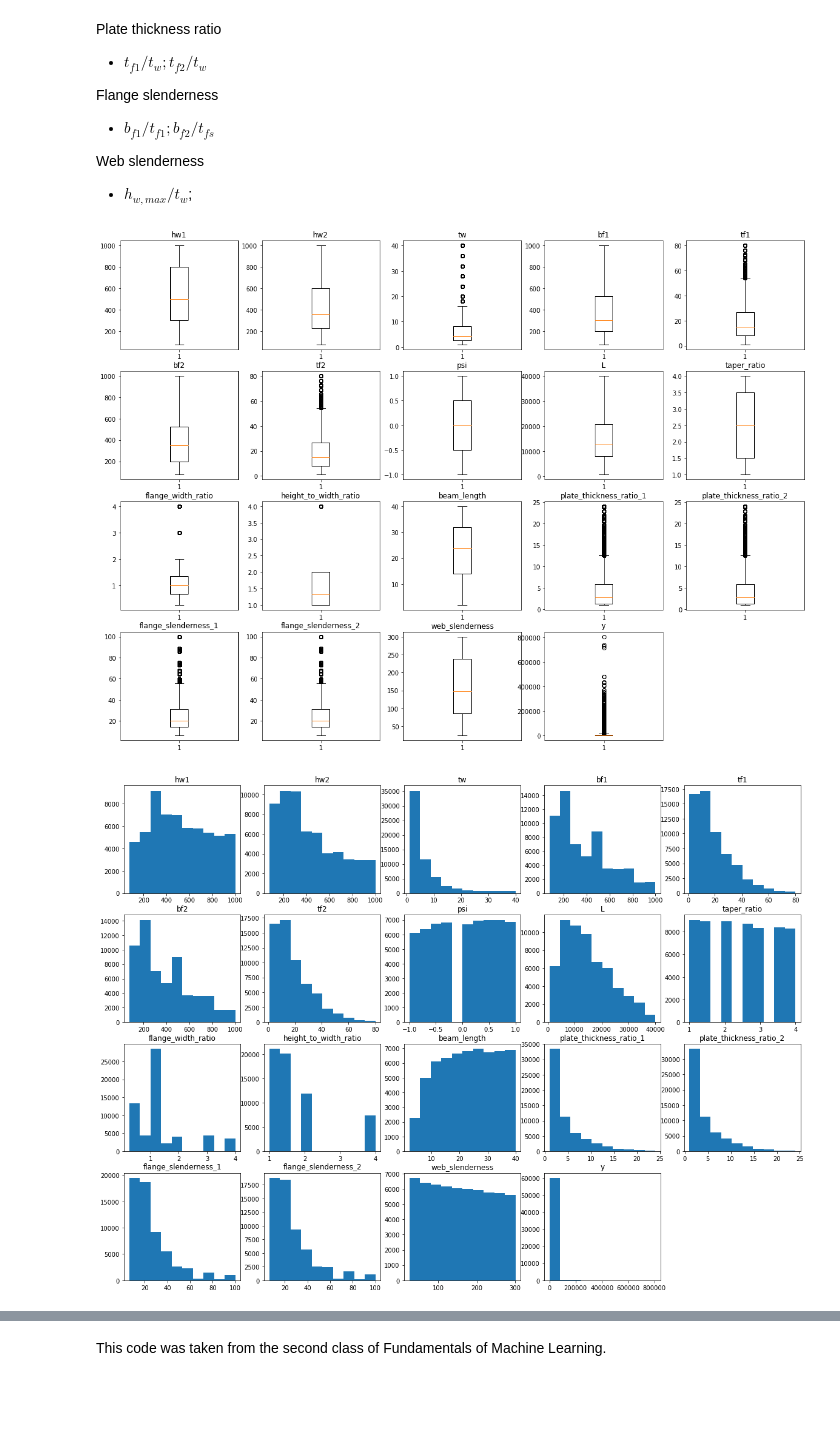
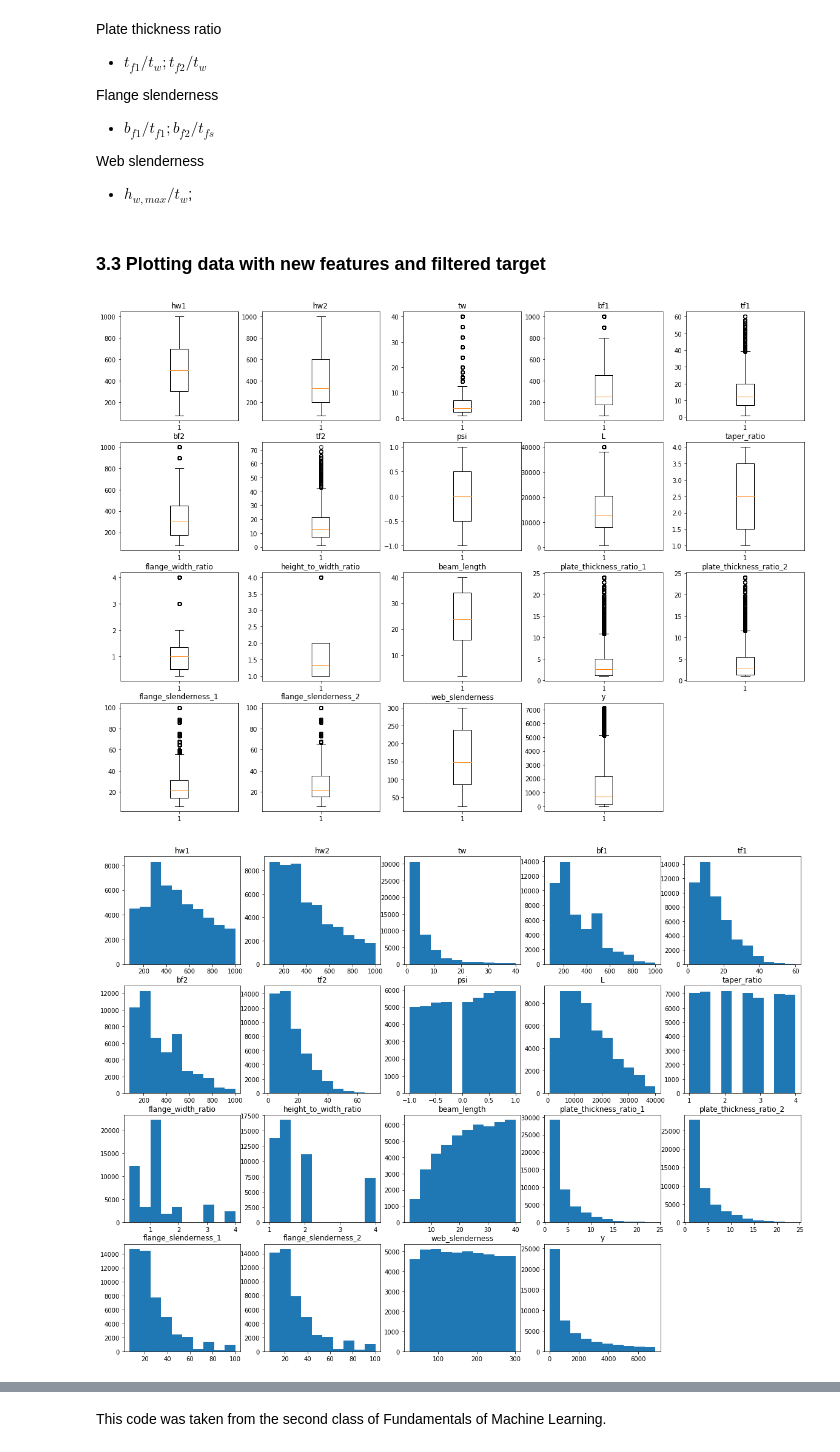
Before and after one commit to mishasilva01/FAA_project2, a Jupyter notebook: script.ipynb, the cells around one changed output, grey strips where cells are left out. Cells and saved outputs as stored; diff of their text form; code cells hidden in the pictures; blank space fills up the shorter version.

```diff
--- a/script.ipynb
+++ b/script.ipynb
@@ -93 +86,13 @@ for i in range(len(df.columns)):
+# %%
+def df_outlier_elimination(df):
+    y = df.copy().iloc[:, -1].values
+    y_sort = np.sort(y)
+    # quantiles
+    Q1 = y_sort[round(len(y_sort)*0.25)]
+    Q3 = y_sort[round(len(y_sort)*0.75)]
+    # indices of outliers
+    lower_indices = [i for i in range(len(y)) if y[i] < Q1-1.5*(Q3-Q1)]
+    upper_indices = [i for i in range(len(y)) if y[i] > Q1+1.5*(Q3-Q1)]
+
+    return df.copy().drop(index = lower_indices + upper_indices)
 # %% [markdown]
@@ -140,27 +145,24 @@ def df_extend(df):
     return df_extended
 
 df_extended = df_extend(df)
+# %% [markdown]
+### 3.3 Plotting data with new features and filtered target
 # %%
+df_new = df_outlier_elimination( df_extend(df) )
+%matplotlib inline
 # Boxplots
 plt.figure(figsize=(20,15))
-for i in range(len(df_extended.columns)):
+for i in range(len(df_new.columns)):
     plt.subplot(4,5,i+1)
-    plt.boxplot(df_extended.iloc[:,i])
-    plt.title(df_extended.columns[i])
+    plt.boxplot(df_new.iloc[:,i])
+    plt.title(df_new.columns[i])
 
 # Histograms
 plt.figure(figsize=(20,15))
-for i in range(len(df_extended.columns)):
+for i in range(len(df_new.columns)):
     plt.subplot(4,5,i+1)
-    plt.hist(df_extended.iloc[:,i])
-    plt.title(df_extended.columns[i])
-
-plt.figure(figsize=(20,15))
-for i in range(len(df_extended.columns) - 1):
-    plt.subplot(4,5,i+1)
-    plt.scatter(df_extended.iloc[:,i], df_extended.y)
-    plt.xlabel(df_extended.columns[i])
-    plt.ylabel("y")
+    plt.hist(df_new.iloc[:,i])
+    plt.title(df_new.columns[i])
 # %% [output]
-[figure, old version]
+[figure, new version]
-[figure, old version]
+[figure, new version]
```
Also changed, not shown: parts of 46 cells of this notebook.
